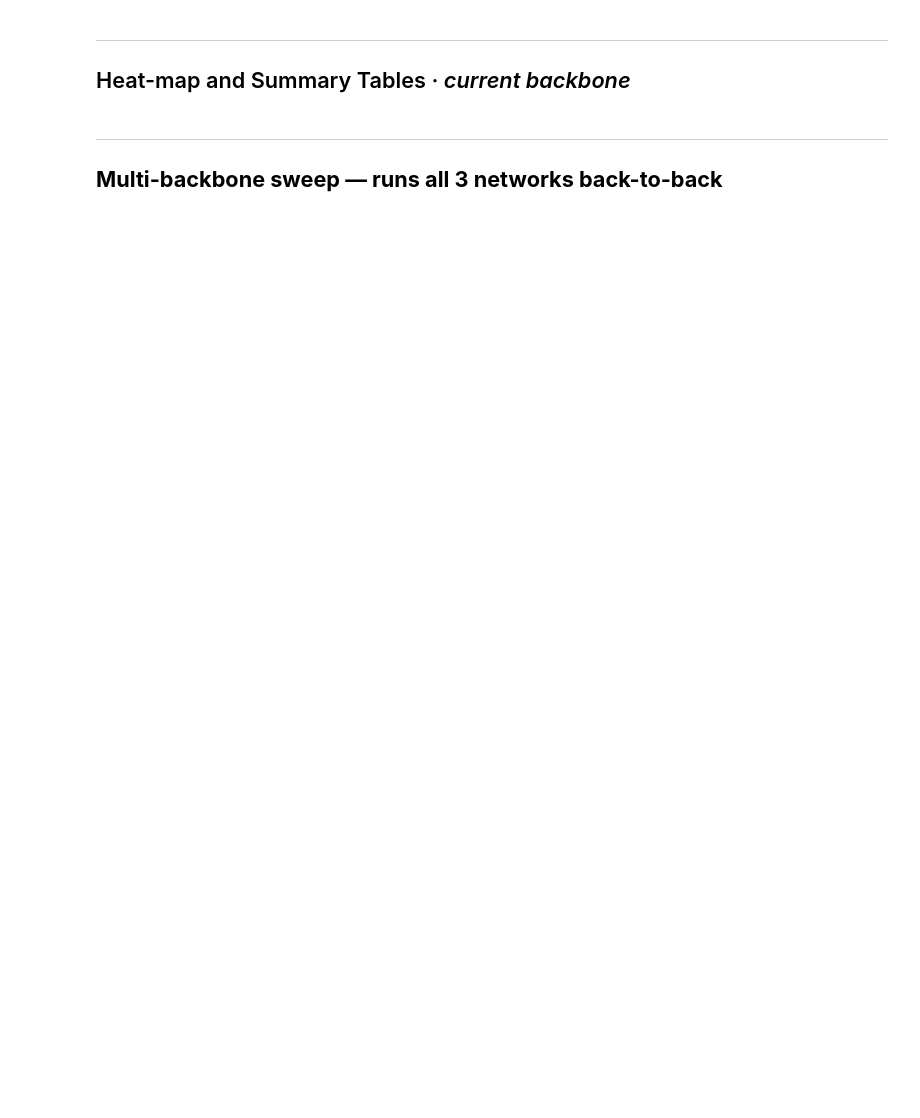
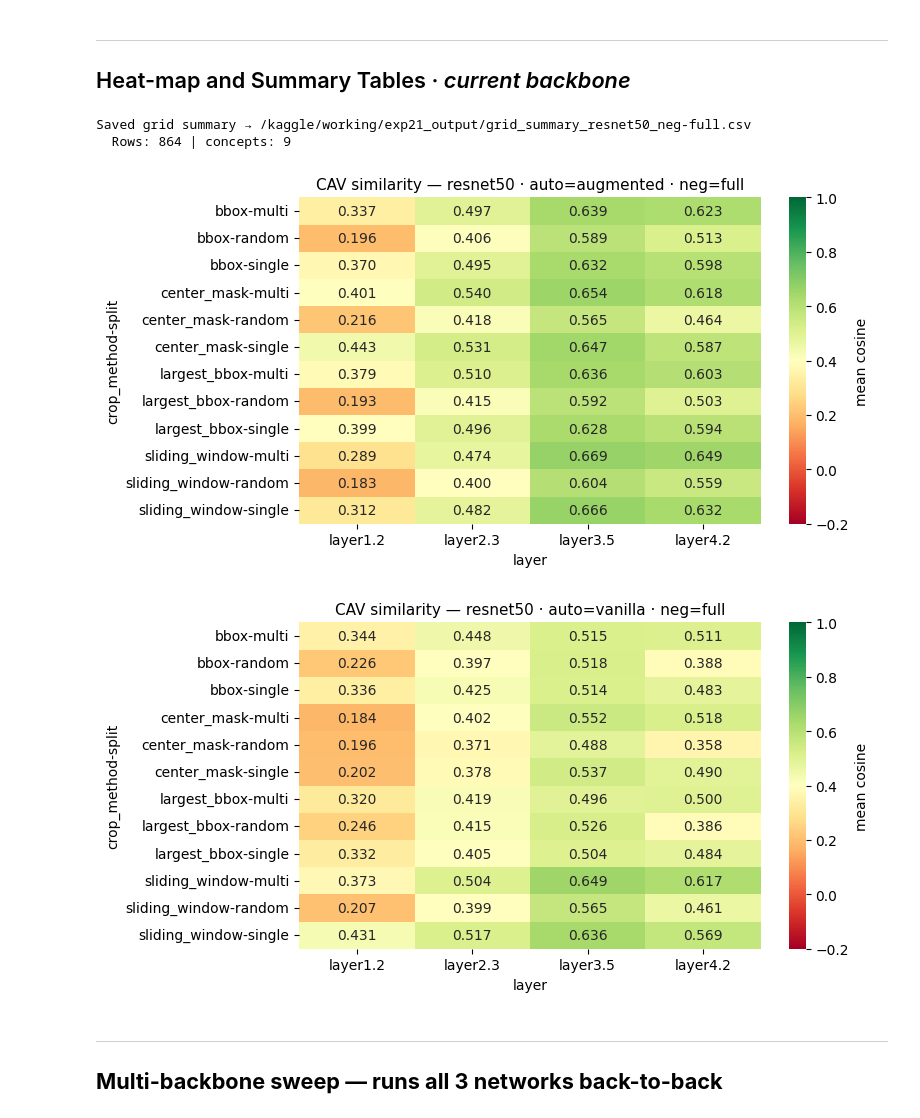
Before and after one commit to AlessandroCogollo/Concept-dataset-extraction-for-Concept-Activation-Vectors, a Jupyter notebook: experiments/experiment-2-1-cavs-similarity-deliverable.ipynb, the cells around one changed output. Saved outputs shown, nothing was run; the diff lists cells and outputs as text; code cells hidden in the pictures; blank space fills up the shorter version.

```diff
--- a/experiments/experiment-2-1-cavs-similarity-deliverable.ipynb
+++ b/experiments/experiment-2-1-cavs-similarity-deliverable.ipynb
@@ -694,0 +714,12 @@ for a_src in AUTO_SOURCES:
+# %%
+print('Auto-source × crop_method × split availability '
+      '(# concepts with images, out of all):')
+for a_src in AUTO_SOURCES:
+    methods = CROP_METHODS if source_has_crop_method(a_src) else ['none']
+    for m in methods:
+        for s in SPLITS:
+            present = [c for c in CONCEPTS_MAIN
+                       if count_images(auto_dir(c, a_src, m, s)) > 0]
+            ok = '✓' if present else '✗'
+            print(f'  {ok} {a_src[:18]:>18}/{m:<13}/{s:<10}  '
+                  f'({len(present)}/{len(CONCEPTS_MAIN)} concepts)')
@@ -810,67 +866,68 @@ def grid_to_summary(grid: Dict[str, Dict[str, Dict[str, float]]],
                     'split':         s,
                     'layer':         layer,
                     'concept':       concept,
-                    'concept_group': 'main' if concept in CONCEPTS_MAIN else 'ortho',
                     'cos_sim':       layer_sims[layer],
                 })
     return pd.DataFrame(rows)
 
 
 def aggregate_summary(df: pd.DataFrame) -> pd.DataFrame:
-    """One row per (backbone, auto_source, crop_method, split, layer, concept_group)."""
+    """One row per (backbone, auto_source, crop_method, split, layer)."""
     if df.empty:
         return df
-    keys = ['backbone', 'auto_source', 'crop_method', 'split', 'layer', 'concept_group']
+    keys = ['backbone', 'auto_source', 'crop_method', 'split', 'layer']
     if 'layer_rel' in df.columns:
         keys.insert(5, 'layer_rel')
     return (
         df.groupby(keys, as_index=False)
         .agg(mean_cos=('cos_sim', 'mean'),
              std_cos=('cos_sim', 'std'),
              n_concepts=('concept', 'count'))
     )
 
 
 def plot_grid_heatmap(summary_df: pd.DataFrame, backbone: str,
                       layers: List[str], output_dir: str):
-    """Heat-map per auto_source; rows = (crop_method, split), cols = layer.
-       Separate panels for main vs. ortho concept groups."""
+    """Heat-map per auto_source; rows = (crop_method, split), cols = layer."""
     agg = aggregate_summary(summary_df[summary_df.backbone == backbone])
     if agg.empty:
         return
     for a_src in agg['auto_source'].unique():
-        for grp in ['main', 'ortho']:
-            sub = agg[(agg.auto_source == a_src) & (agg.concept_group == grp)]
-            if sub.empty:
-                continue
-            pivot = sub.pivot_table(
-                index=['crop_method', 'split'], columns='layer',
-                values='mean_cos').reindex(columns=layers)
-            plt.figure(figsize=(8, max(4, 0.35 * len(pivot))))
-            sns.heatmap(pivot, annot=True, fmt='.3f', cmap='RdYlGn',
-                        vmin=-0.2, vmax=1.0, cbar_kws={'label': 'mean cosine'})
-            plt.title(
-                f'CAV similarity — {backbone} · auto={a_src} · '
-                f'concepts={grp} · neg={cfg.negative_kind}', fontsize=11)
-            plt.tight_layout()
-            out = (f'{output_dir}/heatmap_{backbone}_{a_src}_{grp}'
-                   f'_neg-{cfg.negative_kind}.png')
-            plt.savefig(out, dpi=150, bbox_inches='tight')
-            plt.show()
+        sub = agg[agg.auto_source == a_src]
+        if sub.empty:
+            continue
+        pivot = sub.pivot_table(
+            index=['crop_method', 'split'], columns='layer',
+            values='mean_cos').reindex(columns=layers)
+        plt.figure(figsize=(8, max(4, 0.35 * len(pivot))))
+        sns.heatmap(pivot, annot=True, fmt='.3f', cmap='RdYlGn',
+                    vmin=-0.2, vmax=1.0, cbar_kws={'label': 'mean cosine'})
+        plt.title(
+            f'CAV similarity — {backbone} · auto={a_src} · '
+            f'neg={cfg.negative_kind}', fontsize=11)
+        plt.tight_layout()
+        out = (f'{output_dir}/heatmap_{backbone}_{a_src}'
+               f'_neg-{cfg.negative_kind}.png')
+        plt.savefig(out, dpi=150, bbox_inches='tight')
+        plt.show()
 
 
 if grid_results:
     summary_df = grid_to_summary(grid_results, cfg_target_layers)
     csv_path   = (f'{cfg.output_dir}/grid_summary_{cfg.model_name}'
                   f'_neg-{cfg.negative_kind}.csv')
     summary_df.to_csv(csv_path, index=False)
     print(f'Saved grid summary → {csv_path}')
-    print(f'  Rows: {len(summary_df)} | concepts: {summary_df["concept"].nunique()} '
-          f'| groups: {summary_df["concept_group"].unique().tolist()}')
+    print(f'  Rows: {len(summary_df)} | concepts: {summary_df["concept"].nunique()}')
     plot_grid_heatmap(summary_df, cfg.model_name, cfg_target_layers, cfg.output_dir)
 else:
     summary_df = pd.DataFrame()
     print('No grid results to summarise.')
+# %% [output]
+Saved grid summary → /kaggle/working/exp21_output/grid_summary_resnet50_neg-full.csv
+  Rows: 864 | concepts: 9
+[figure, added]
+[figure, added]
 # %% [markdown]
 ---
 ## **Multi-backbone sweep — runs all 3 networks back-to-back**
```
Also changed, not shown: parts of 19 cells of this notebook.
